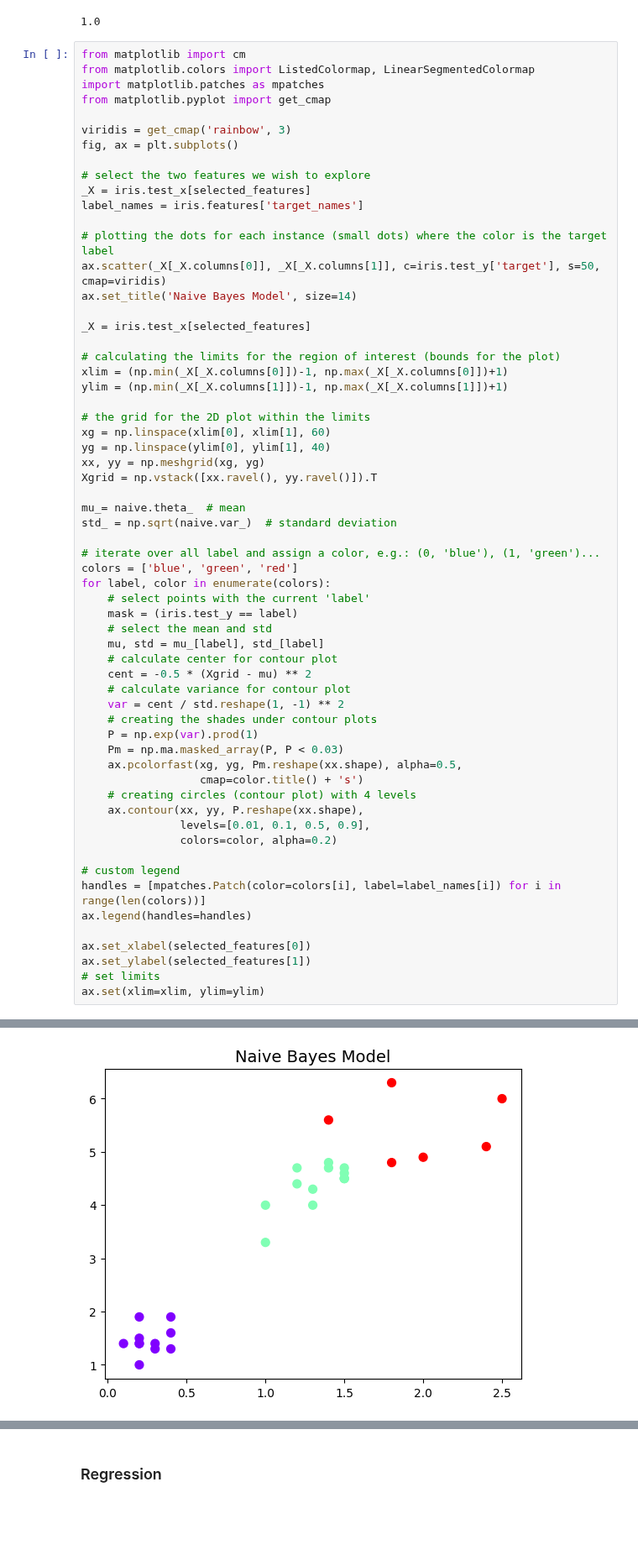
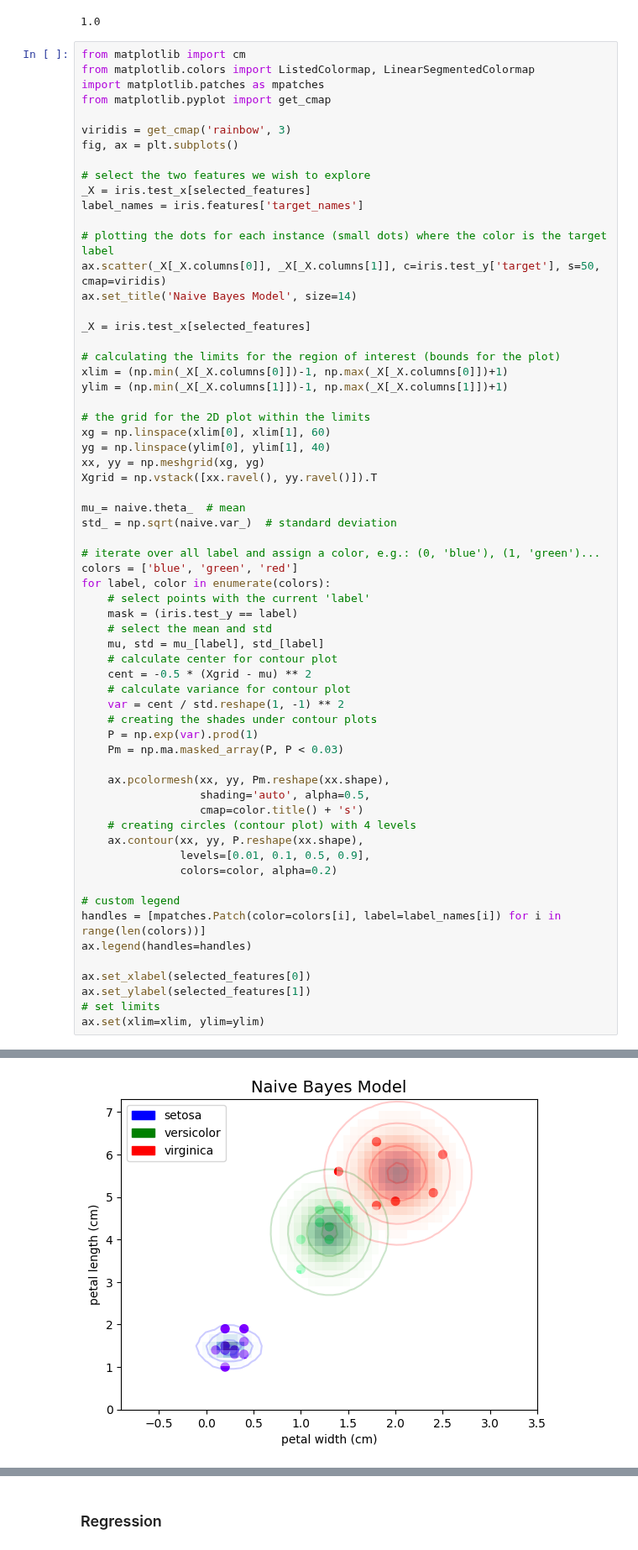
Before and after one commit to ficstamas/FateML, a Jupyter notebook: notebooks/03_decision_models.ipynb, the cells around one changed output, grey strips where cells are left out. Shown at 84% size. Saved outputs shown, nothing was run; the diff lists cells and outputs as text; blank space fills up the shorter version.

```diff
--- a/notebooks/03_decision_models.ipynb
+++ b/notebooks/03_decision_models.ipynb
@@ -831,7 +848,9 @@ for label, color in enumerate(colors):
     # creating the shades under contour plots
     P = np.exp(var).prod(1)
     Pm = np.ma.masked_array(P, P < 0.03)
-    ax.pcolorfast(xg, yg, Pm.reshape(xx.shape), alpha=0.5,
+
+    ax.pcolormesh(xx, yy, Pm.reshape(xx.shape),
+                  shading='auto', alpha=0.5,
                   cmap=color.title() + 's')
     # creating circles (contour plot) with 4 levels
     ax.contour(xx, yy, P.reshape(xx.shape),
@@ -851,4 +870,4 @@ ValueError: Length of X (60) must be one larger than the number of columns in C
-[figure, old version]
+[figure, new version]
 # %% [markdown]
 ## k-NN Classifier
 
```
Also changed, not shown: parts of 18 cells of this notebook, 2 other files.
